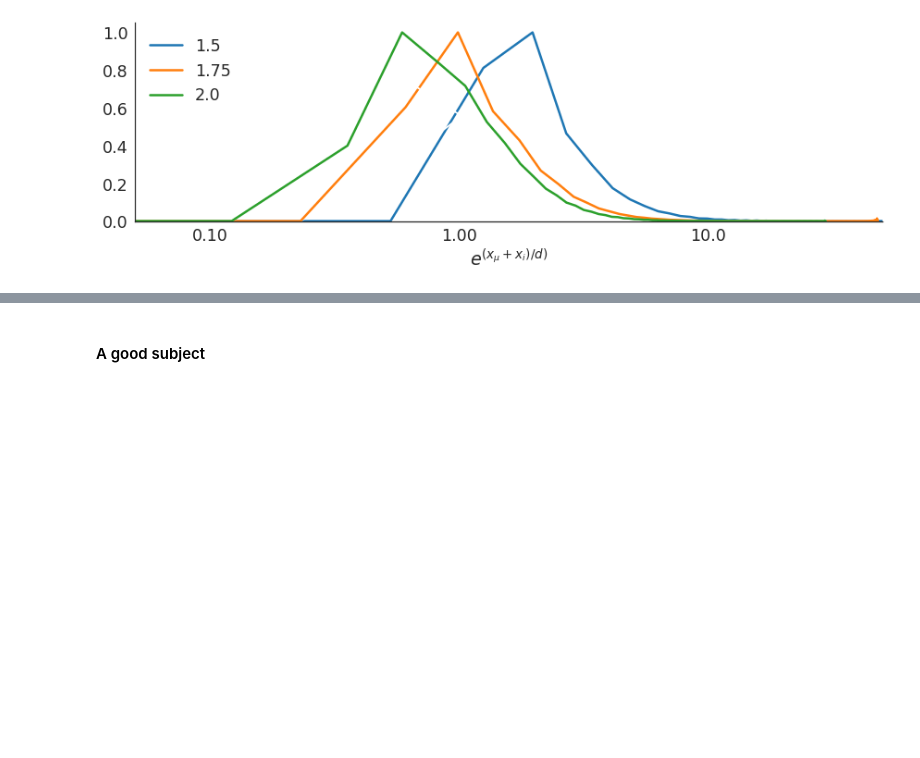
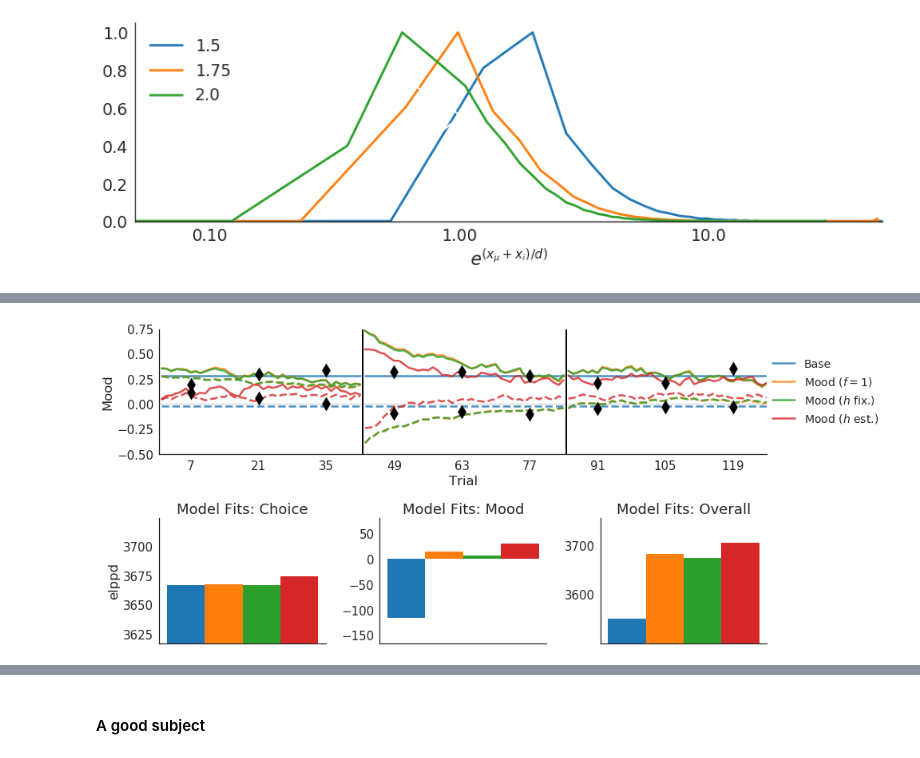
Before and after one commit to szorowi1/pni-rotations, a Jupyter notebook: results_modeling.ipynb, the cells around one changed output, grey strips where cells are left out. Saved outputs shown, nothing was run; the diff lists cells and outputs as text; code cells hidden in the pictures; blank space fills up the shorter version.

```diff
--- a/results_modeling.ipynb
+++ b/results_modeling.ipynb
@@ -235,0 +300,13 @@ plot_group_comparison(model_names, ['Baseline (NP)','Baseline (PP)'], show_mood=
+# %%
+## Define Stan models.
+model_names = ['moodRL_ppool_base', 'moodRL_ppool_mood',
+               'moodRL_ppool_mood_bias_mod', 'moodRL_ppool_mood_bias_orig']
+labels = [r'Base', r'Mood ($f=1$)', r'Mood ($h$ fix.)', r'Mood ($h$ est.)']
+palette = sns.color_palette(n_colors=4)
+
+## Plot models.
+fig, axes = plot_group_comparison(model_names, labels, palette=palette, show_behavior=False);
+axes[0].set(ylim=(-0.5,0.75));
+axes[0].legend(loc=7, bbox_to_anchor=(1.2,0.5), fontsize=14);
+# %% [output]
+[figure, added]
```
Also changed, not shown: parts of 25 cells of this notebook, 5 other files.
